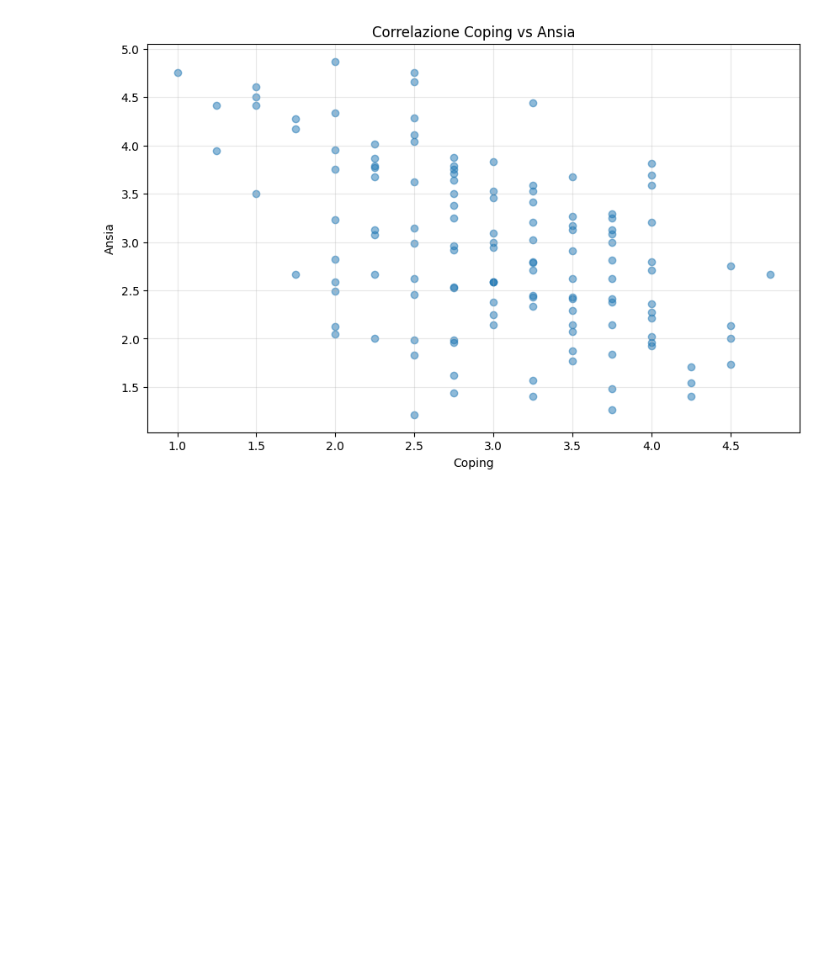
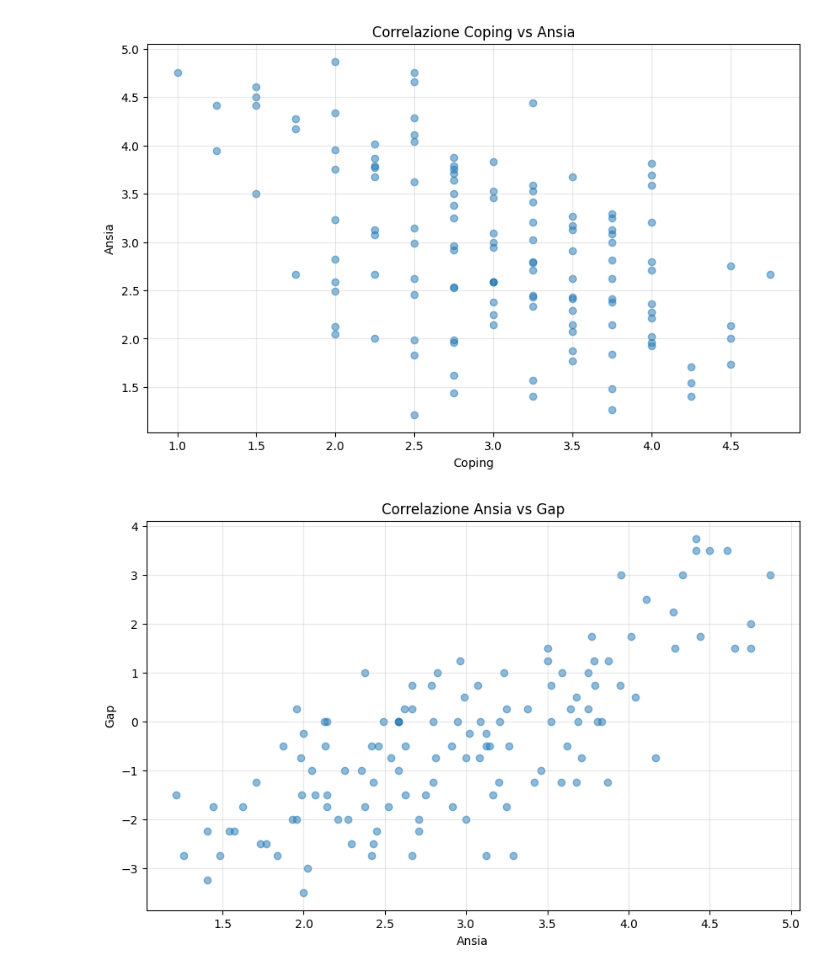
Before and after one commit to gaiacassinelli1/Project-Work, a Jupyter notebook: Analisi/analisi descrittiva.ipynb, the cells around one changed output. Saved outputs shown, nothing was run; the diff lists cells and outputs as text; code cells hidden in the pictures; blank space fills up the shorter version.

```diff
--- a/Analisi/analisi descrittiva.ipynb
+++ b/Analisi/analisi descrittiva.ipynb
@@ -43,7 +43,7 @@ df["vulnerabilita"] = (df["perfezionismo"] + df["ansia"]) / 2
 df["resilienza"] = (df["coping"] - df["ansia"])
 df["gap"] = (df["Item_8"] - df["coping"])
 df["evitamento"] = df[["Item_10", "Item_15", "Item_27", "Item_28"]].mean(axis=1)
-df["sintomatica"] = df [["Item_20", "Item_21", "Item_22"]].mean(axis=1)
+df["intensita_sintomatica"] = df [["Item_20", "Item_21", "Item_22"]].mean(axis=1)
 # %%
 df.info()
 # %% [output]
@@ -124,3 +124,12 @@ plt.title(f'Correlazione Coping vs Ansia')
 plt.grid(True, alpha=0.3)
 # %% [output]
 [figure]
+# %%
+plt.figure(figsize=(10, 6))
+plt.scatter(df["ansia"], df["gap"], alpha=0.5)
+plt.xlabel('Ansia')
+plt.ylabel('Gap')
+plt.title(f'Correlazione Ansia vs Gap')
+plt.grid(True, alpha=0.3)
+# %% [output]
+[figure, added]
```
Also changed, not shown: parts of 9 cells of this notebook.
